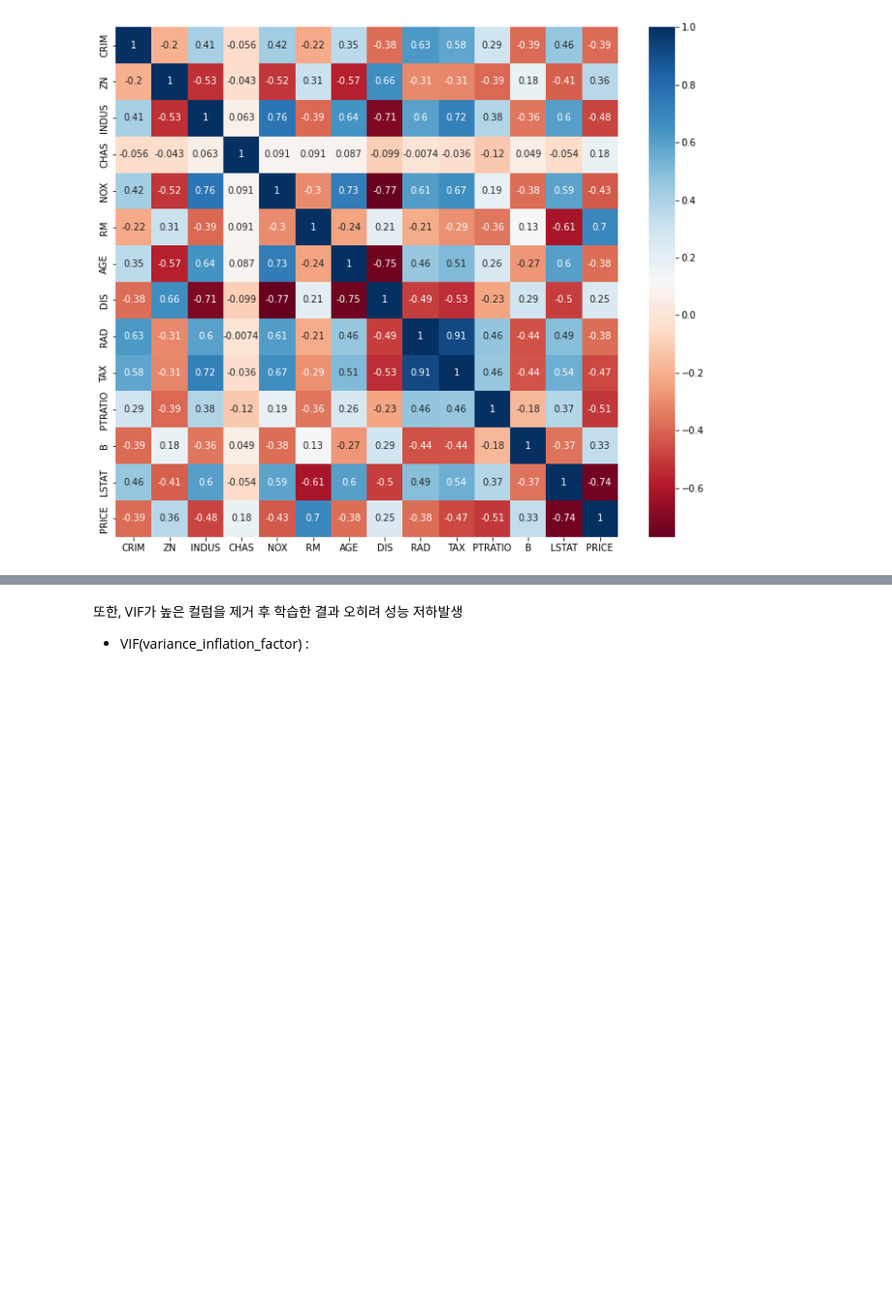
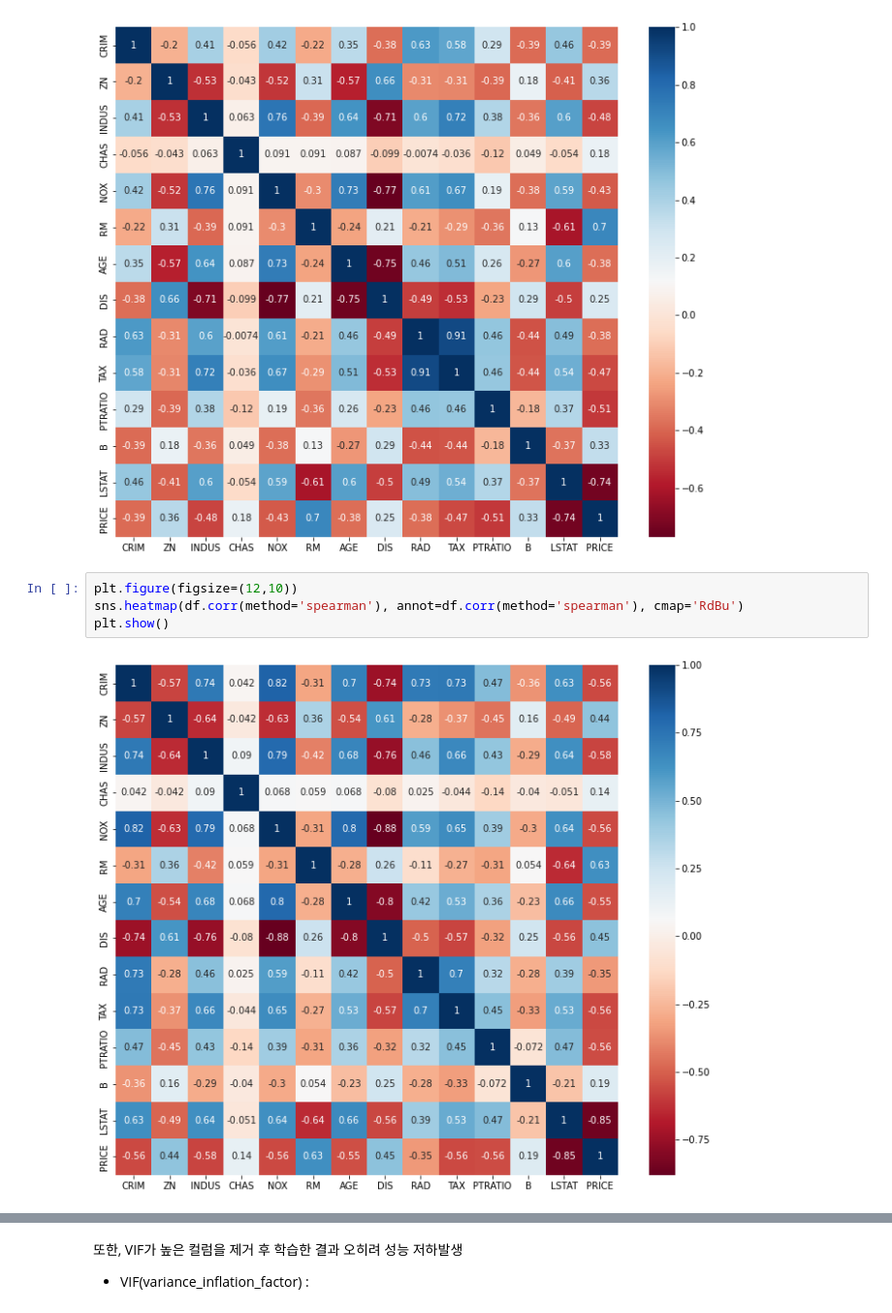
Before and after one commit to jayblue27/PseudoLab_Study-DF5-DS, a Jupyter notebook: Hoyeong/The Boston Housing Dataset/Boston Housing Price prediction.ipynb, the cells around one changed output, grey strips where cells are left out. Shown at 97% size. Cells and saved outputs as stored; diff of their text form; blank space fills up the shorter version.

```diff
--- a/Hoyeong/The Boston Housing Dataset/Boston Housing Price prediction.ipynb
+++ b/Hoyeong/The Boston Housing Dataset/Boston Housing Price prediction.ipynb
@@ -222,3 +265,9 @@ sns.heatmap(df.corr(), annot=df.corr(), cmap='RdBu')
 plt.show()
 # %% [output]
 [figure]
+# %%
+plt.figure(figsize=(12,10))
+sns.heatmap(df.corr(method='spearman'), annot=df.corr(method='spearman'), cmap='RdBu')
+plt.show()
+# %% [output]
+[figure, added]
```
Also changed, not shown: parts of 8 cells of this notebook, 1 other file.
